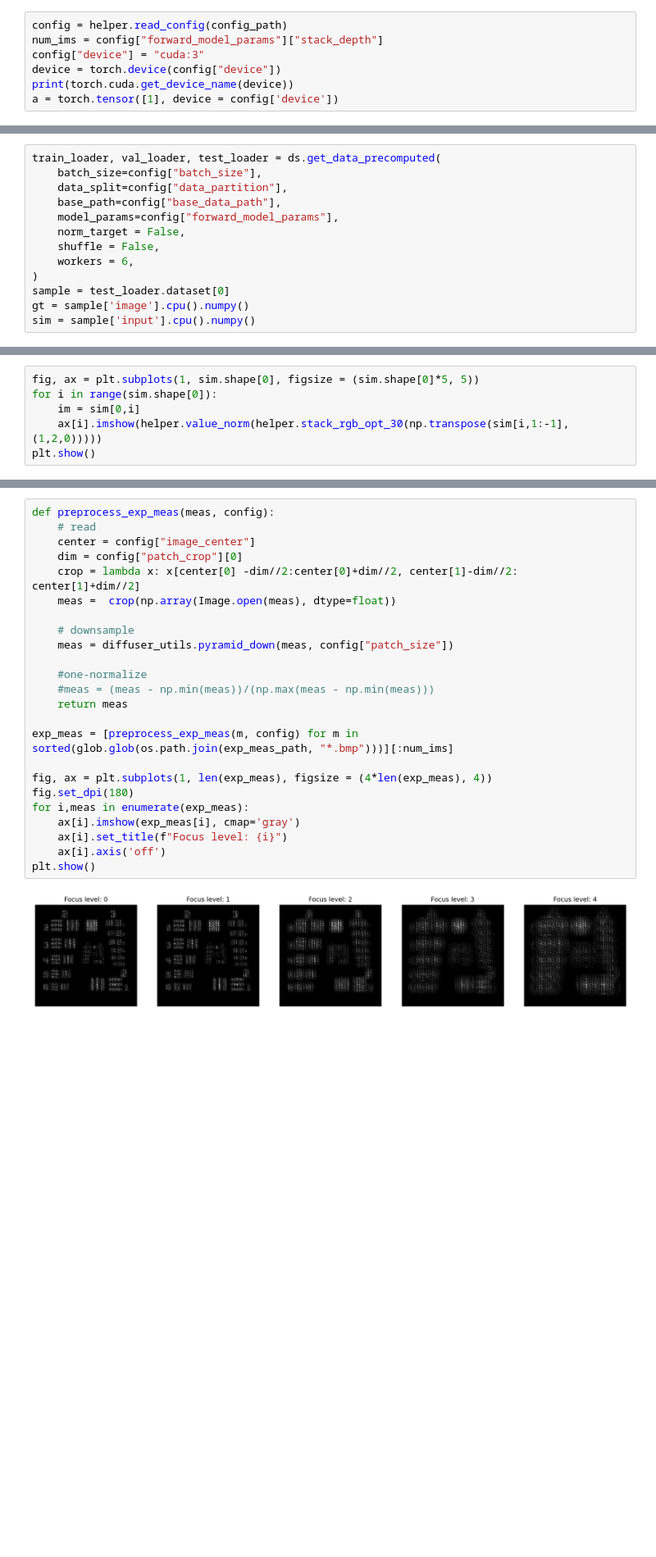
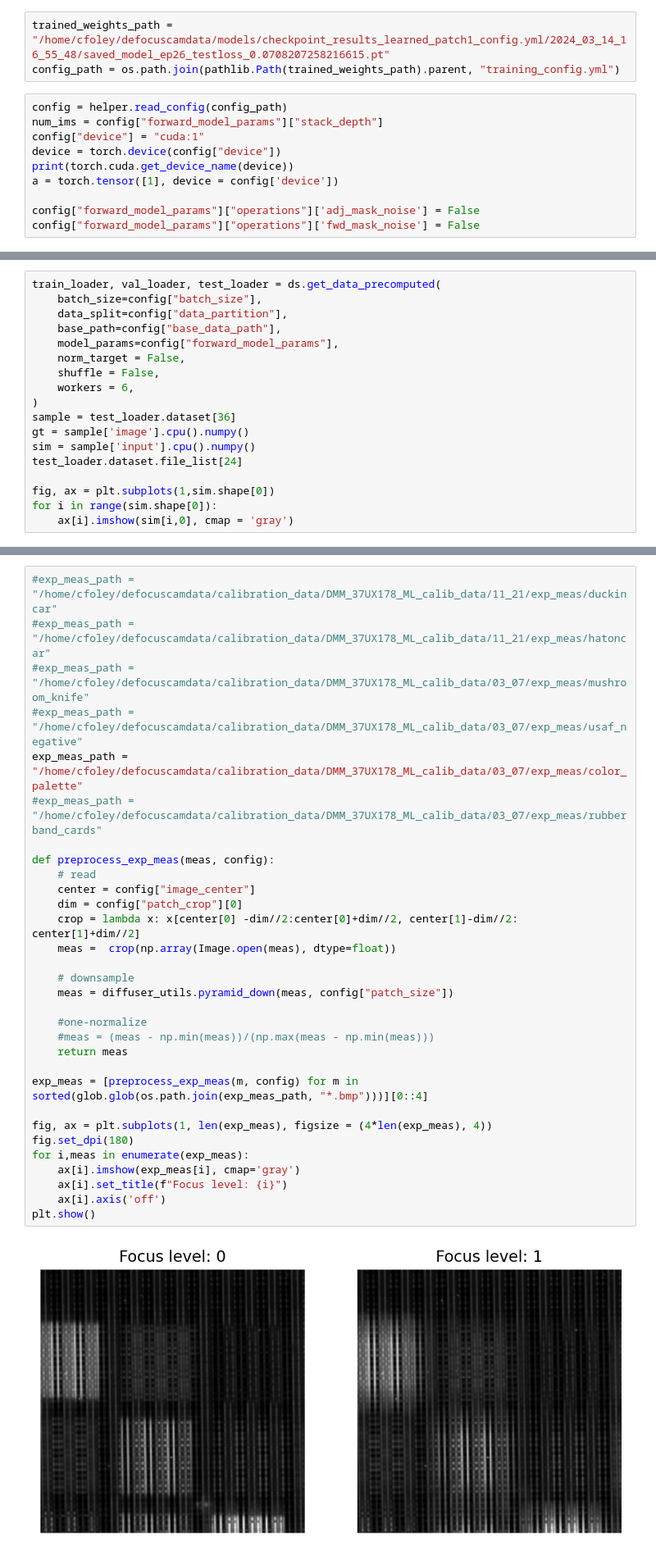
Before and after one commit to Christianfoley/SpectralDefocusCam, a Jupyter notebook: notebooks/learned_recon.ipynb, the cells around one changed output, grey strips where cells are left out. Shown: that part at 82% size. Drawn from its saved outputs; the diff is of its cells as text; blank space fills up the shorter version.

Commit message:
paper figure generation

```diff
--- a/notebooks/learned_recon.ipynb
+++ b/notebooks/learned_recon.ipynb
@@ -27,8 +26,14 @@ trained_weights_path = "/home/cfoley_waller/defocam/defocuscamdata/models/checkp
+# %%
+trained_weights_path = "/home/cfoley/defocuscamdata/models/checkpoint_results_learned_patch1_config.yml/2024_03_14_16_55_48/saved_model_ep26_testloss_0.0708207258216615.pt"
+config_path = os.path.join(pathlib.Path(trained_weights_path).parent, "training_config.yml")
 # %%
 config = helper.read_config(config_path)
 num_ims = config["forward_model_params"]["stack_depth"]
-config["device"] = "cuda:3"
+config["device"] = "cuda:1"
 device = torch.device(config["device"])
 print(torch.cuda.get_device_name(device))
 a = torch.tensor([1], device = config['device'])
+
+config["forward_model_params"]["operations"]['adj_mask_noise'] = False
+config["forward_model_params"]["operations"]['fwd_mask_noise'] = False
 # %% [output]
@@ -64,6 +69,11 @@ train_loader, val_loader, test_loader = ds.get_data_precomputed(
     shuffle = False,
     workers = 6,
 )
-sample = test_loader.dataset[0]
+sample = test_loader.dataset[36]
 gt = sample['image'].cpu().numpy()
 sim = sample['input'].cpu().numpy()
+test_loader.dataset.file_list[24]
+
+fig, ax = plt.subplots(1,sim.shape[0])
+for i in range(sim.shape[0]):
+    ax[i].imshow(sim[i,0], cmap = 'gray')
@@ -89,7 +101 @@ FigureWidget({
 })
-# %%
-fig, ax = plt.subplots(1, sim.shape[0], figsize = (sim.shape[0]*5, 5))
-for i in range(sim.shape[0]):
-    im = sim[0,i]
-    ax[i].imshow(helper.value_norm(helper.stack_rgb_opt_30(np.transpose(sim[i,1:-1], (1,2,0)))))
-plt.show()
@@ -199,29 +125,36 @@ FigureWidget({
 # %% [markdown]
 # Now experiment
 # %%
+#exp_meas_path = "/home/cfoley/defocuscamdata/calibration_data/DMM_37UX178_ML_calib_data/11_21/exp_meas/duckincar"
+#exp_meas_path = "/home/cfoley/defocuscamdata/calibration_data/DMM_37UX178_ML_calib_data/11_21/exp_meas/hatoncar"
+#exp_meas_path = "/home/cfoley/defocuscamdata/calibration_data/DMM_37UX178_ML_calib_data/03_07/exp_meas/mushroom_knife"
+#exp_meas_path = "/home/cfoley/defocuscamdata/calibration_data/DMM_37UX178_ML_calib_data/03_07/exp_meas/usaf_negative"
+exp_meas_path = "/home/cfoley/defocuscamdata/calibration_data/DMM_37UX178_ML_calib_data/03_07/exp_meas/color_palette"
+#exp_meas_path = "/home/cfoley/defocuscamdata/calibration_data/DMM_37UX178_ML_calib_data/03_07/exp_meas/rubberband_cards"
+
 def preprocess_exp_meas(meas, config):
     # read
     center = config["image_center"]
     dim = config["patch_crop"][0]
     crop = lambda x: x[center[0] -dim//2:center[0]+dim//2, center[1]-dim//2: center[1]+dim//2]
     meas =  crop(np.array(Image.open(meas), dtype=float))
 
     # downsample
     meas = diffuser_utils.pyramid_down(meas, config["patch_size"])
 
     #one-normalize
     #meas = (meas - np.min(meas))/(np.max(meas - np.min(meas)))
     return meas
 
-exp_meas = [preprocess_exp_meas(m, config) for m in sorted(glob.glob(os.path.join(exp_meas_path, "*.bmp")))][:num_ims]
+exp_meas = [preprocess_exp_meas(m, config) for m in sorted(glob.glob(os.path.join(exp_meas_path, "*.bmp")))][0::4]
 
 fig, ax = plt.subplots(1, len(exp_meas), figsize = (4*len(exp_meas), 4))
 fig.set_dpi(180)
 for i,meas in enumerate(exp_meas):
     ax[i].imshow(exp_meas[i], cmap='gray')
     ax[i].set_title(f"Focus level: {i}")
     ax[i].axis('off')
 plt.show()
 # %% [output]
-[figure, old version]
+[figure, new version]
 # %%
```
Also changed, not shown: parts of 31 cells of this notebook, 30 other files.
